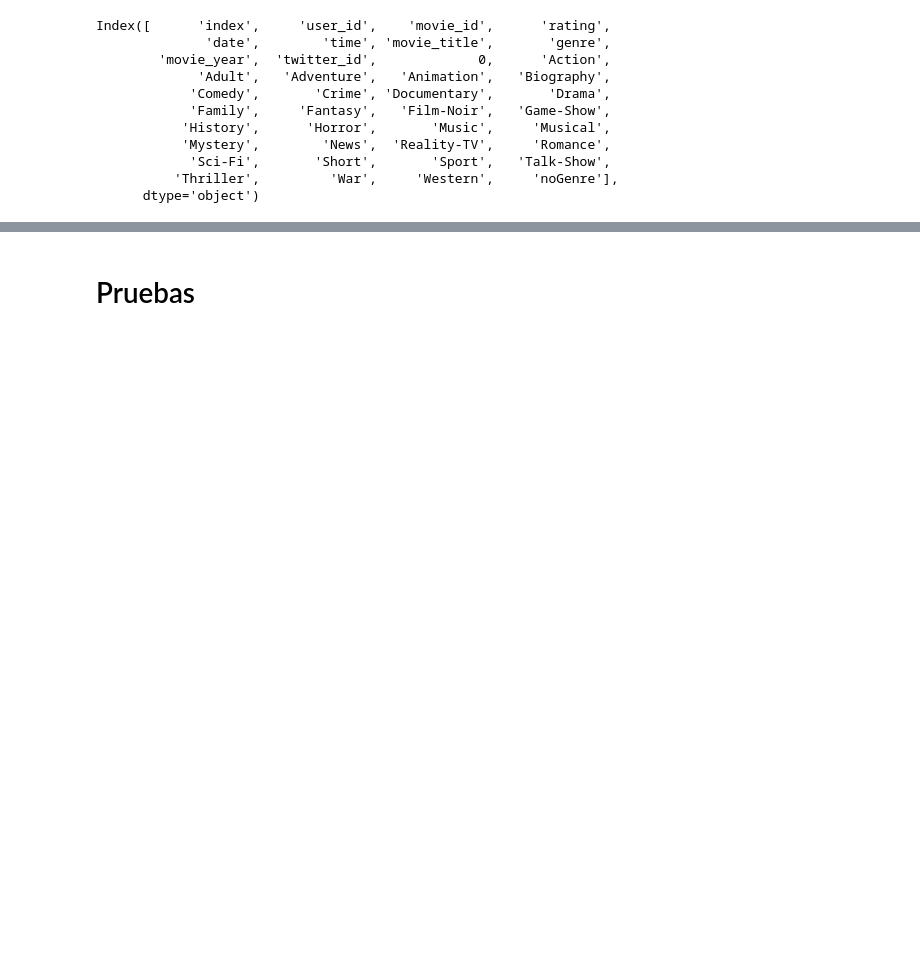
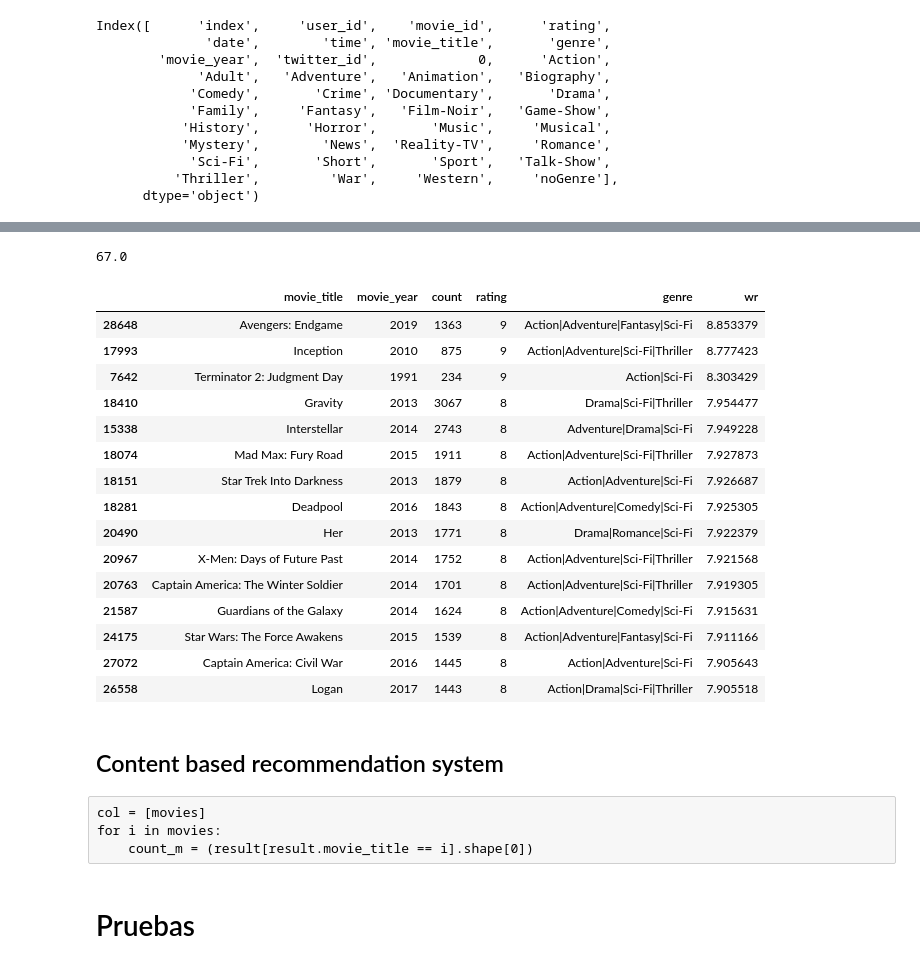
Before and after one commit to AlanItzep/Recommendation_System, a Jupyter notebook: twiter_movie_raiting.ipynb, the cells around one changed output, grey strips where cells are left out. Drawn from its saved outputs; the diff is of its cells as text; code cells hidden in the pictures; blank space fills up the shorter version.

```diff
--- a/twiter_movie_raiting.ipynb
+++ b/twiter_movie_raiting.ipynb
@@ -370,0 +564,38 @@ for i in col:
+# %%
+qualified = tes_coid[(tes_coid['count'] >= m) &
+                  (tes_coid['count'].notnull())&
+                  (tes_coid['rating'].notnull())][['movie_title',
+                                                'movie_year',
+                                                'count',
+                                                'rating',
+                                                'genre']]
+qualified['count'] = qualified['count'].astype('int')
+qualified['rating'] = qualified['rating'].astype('int')
+qualified.shape
+def weighted_rating(x):
+    V = x['count']
+    R = x['rating']
+    return (V/(V+m) * R) +(m/(m+V) * C)
+# %%
+def build_chart(genre,percentile = 0.85):
+    df = tes_coid[tes_coid['genres'] == genre]
+    vote_counts = df[df['count'].notnull()]['count'].astype('int')
+    vote_averag = df[df['rating'].notnull()]['rating'].astype('int')
+    C = vote_averag.mean()
+    m = vote_counts.quantile(percentile)
+    print(m)
+    qualified = df[(df['count']>=m)&
+                   (df['count'].notnull()) &
+                   (df['rating'].notnull())][['movie_title',
+                                              'movie_year',
+                                              'count',
+                                              'rating',
+                                              'genre']]
+    qualified['count'] = qualified['count'].astype('int')
+    qualified['rating'] = qualified['rating'].astype('int')
+
+    qualified['wr'] = qualified.apply(lambda x:(x['count']/(x['count']+m)*x['rating'])+(m/(m+x['count'])*C), axis = 1)
+    qualified = qualified.sort_values('wr', ascending = False).head(250)
+
+
+    return qualified
@@ -370,0 +610,22 @@ for i in col:
+# %%
+build_chart('Sci-Fi').head(15)
+# %% [output]
+67.0
+|  | movie_title | movie_year | count | rating | genre | wr |
+| 28648 | Avengers: Endgame | 2019 | 1363 | 9 | Action|Adventure|Fantasy|Sci-Fi | 8.853379 |
+| 17993 | Inception | 2010 | 875 | 9 | Action|Adventure|Sci-Fi|Thriller | 8.777423 |
+| 7642 | Terminator 2: Judgment Day | 1991 | 234 | 9 | Action|Sci-Fi | 8.303429 |
+| 18410 | Gravity | 2013 | 3067 | 8 | Drama|Sci-Fi|Thriller | 7.954477 |
+| 15338 | Interstellar | 2014 | 2743 | 8 | Adventure|Drama|Sci-Fi | 7.949228 |
+| 18074 | Mad Max: Fury Road | 2015 | 1911 | 8 | Action|Adventure|Sci-Fi|Thriller | 7.927873 |
+| 18151 | Star Trek Into Darkness | 2013 | 1879 | 8 | Action|Adventure|Sci-Fi | 7.926687 |
+| 18281 | Deadpool | 2016 | 1843 | 8 | Action|Adventure|Comedy|Sci-Fi | 7.925305 |
+| 20490 | Her | 2013 | 1771 | 8 | Drama|Romance|Sci-Fi | 7.922379 |
+| 20967 | X-Men: Days of Future Past | 2014 | 1752 | 8 | Action|Adventure|Sci-Fi|Thriller | 7.921568 |
+| 20763 | Captain America: The Winter Soldier | 2014 | 1701 | 8 | Action|Adventure|Sci-Fi|Thriller | 7.919305 |
+| 21587 | Guardians of the Galaxy | 2014 | 1624 | 8 | Action|Adventure|Comedy|Sci-Fi | 7.915631 |
+| 24175 | Star Wars: The Force Awakens | 2015 | 1539 | 8 | Action|Adventure|Fantasy|Sci-Fi | 7.911166 |
+| 27072 | Captain America: Civil War | 2016 | 1445 | 8 | Action|Adventure|Sci-Fi | 7.905643 |
+| 26558 | Logan | 2017 | 1443 | 8 | Action|Drama|Sci-Fi|Thriller | 7.905518 |
+# %% [markdown]
+## Content based recommendation system
@@ -371,3 +635,7 @@ for i in col:
+# %% [raw]
+col = [movies]
+for i in movies:
+    count_m = (result[result.movie_title == i].shape[0])
 # %% [markdown]
 #  Pruebas
 # %%
```
Also changed, not shown: parts of 63 cells of this notebook.
